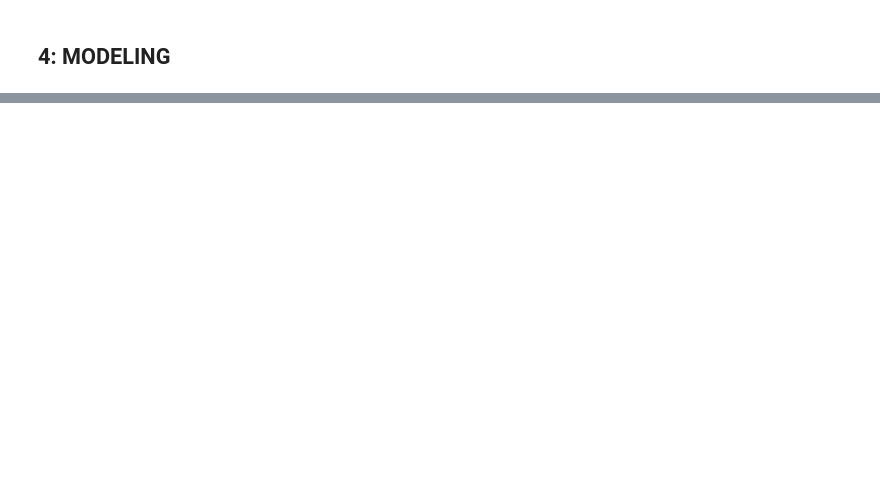
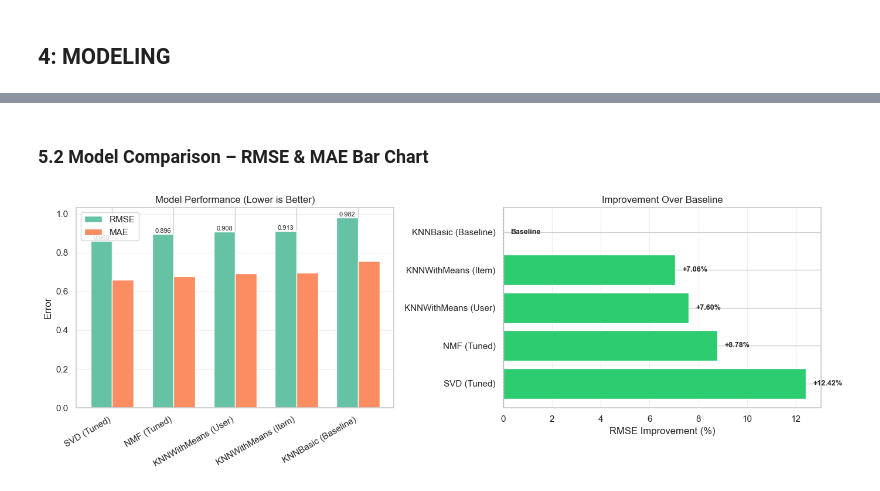
Before and after one commit to MrDenzy/Phase-4-Project---Movie-Recommendation-System, a Jupyter notebook: notebook/blex.ipynb, the cells around one changed output, grey strips where cells are left out. Drawn from its saved outputs; the diff is of its cells as text; code cells hidden in the pictures; blank space fills up the shorter version.

Commit message:
Completed modeling and conclusions 1

```diff
--- a/notebook/blex.ipynb
+++ b/notebook/blex.ipynb
@@ -501,0 +427,9 @@ Extracting core features (userId, movieId, rating)...
+# %%
+# Select relevant features for collaborative filtering
+ratings_df = data[['userId', 'movieId', 'rating']].copy()
+
+print(f"Selected features for modeling:")
+print(f"  userId: User identifier")
+print(f"  movieId: Movie identifier")
+print(f"  rating: Target variable (0.5-5.0 scale)")
+print(f"\nDataset shape: {ratings_df.shape}")
@@ -544,0 +947,48 @@ Data Preparation Complete:
+# %% [markdown]
+### **5.2 Model Comparison – RMSE & MAE Bar Chart**
+# %%
+
+models = results_df['Model']
+rmse = results_df['RMSE']
+mae = results_df['MAE']
+improvements = results_df['RMSE_Improvement_%']
+
+fig, (ax1, ax2) = plt.subplots(1, 2, figsize=(14, 5))
+
+# Left: Error comparison
+x = np.arange(len(models))
+width = 0.35
+bars1 = ax1.bar(x - width/2, rmse, width, label='RMSE', color='#66c2a5')
+bars2 = ax1.bar(x + width/2, mae, width, label='MAE', color='#fc8d62')
+
+ax1.set_xticks(x)
+ax1.set_xticklabels(models, rotation=30, ha='right')
+ax1.set_ylabel("Error")
+ax1.set_title("Model Performance (Lower is Better)")
+ax1.legend()
+ax1.grid(axis='y', alpha=0.3)
+
+# Add value labels on bars
+for bar in bars1:
+    height = bar.get_height()
+    ax1.text(bar.get_x() + bar.get_width()/2., height,
+             f'{height:.3f}', ha='center', va='bottom', fontsize=8)
+
+# Right: Improvement over baseline
+colors = ['#2ecc71' if i > 0 else '#95a5a6' for i in improvements]
+bars = ax2.barh(models, improvements, color=colors)
+ax2.set_xlabel("RMSE Improvement (%)")
+ax2.set_title("Improvement Over Baseline")
+ax2.axvline(0, color='black', linewidth=0.8, linestyle='--')
+ax2.grid(axis='x', alpha=0.3)
+
+# Add percentage labels
+for i, (bar, val) in enumerate(zip(bars, improvements)):
+    label = f'{val:+.2f}%' if val != 0 else 'Baseline'
+    ax2.text(val + 0.3, bar.get_y() + bar.get_height()/2,
+             label, va='center', fontsize=9, fontweight='bold')
+
+plt.tight_layout()
+plt.show()
+# %% [output]
+[figure, added]
```
Also changed, not shown: parts of 90 cells of this notebook.
